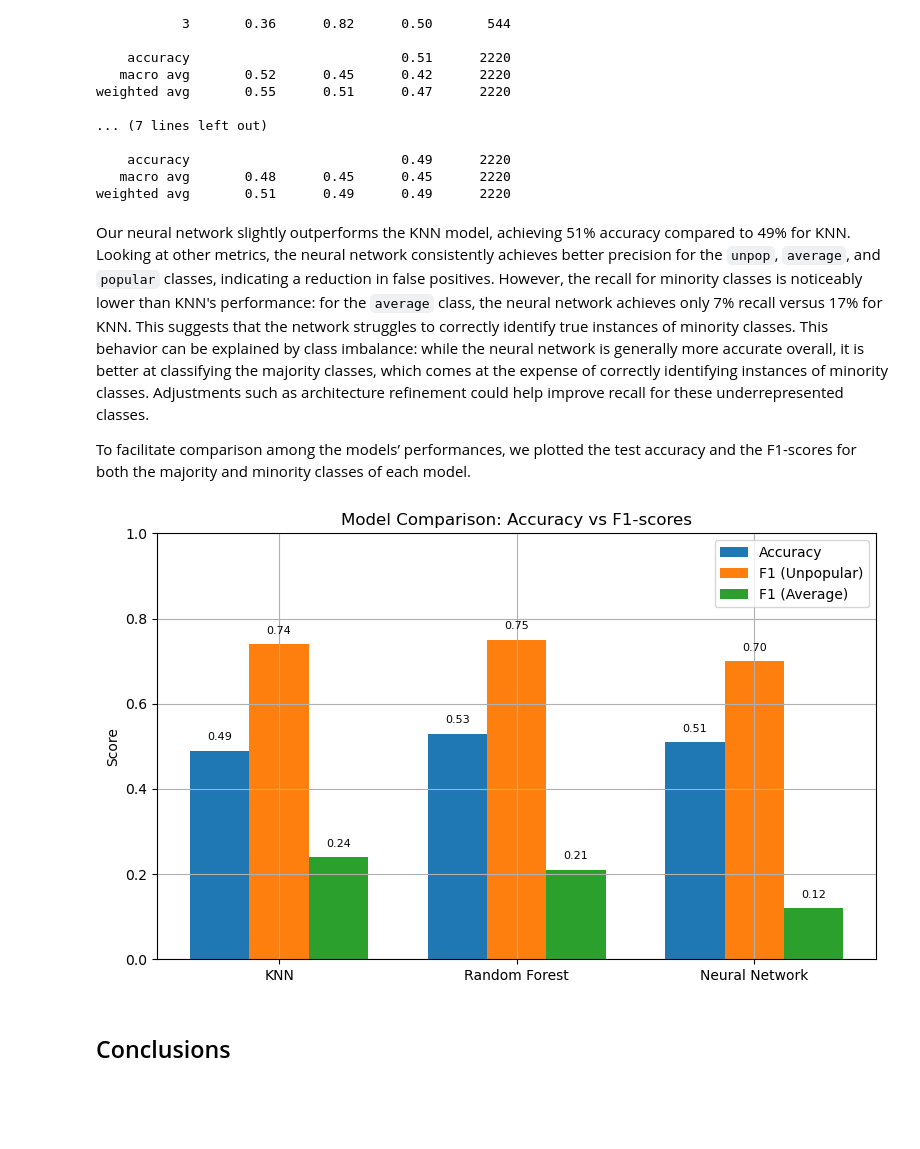
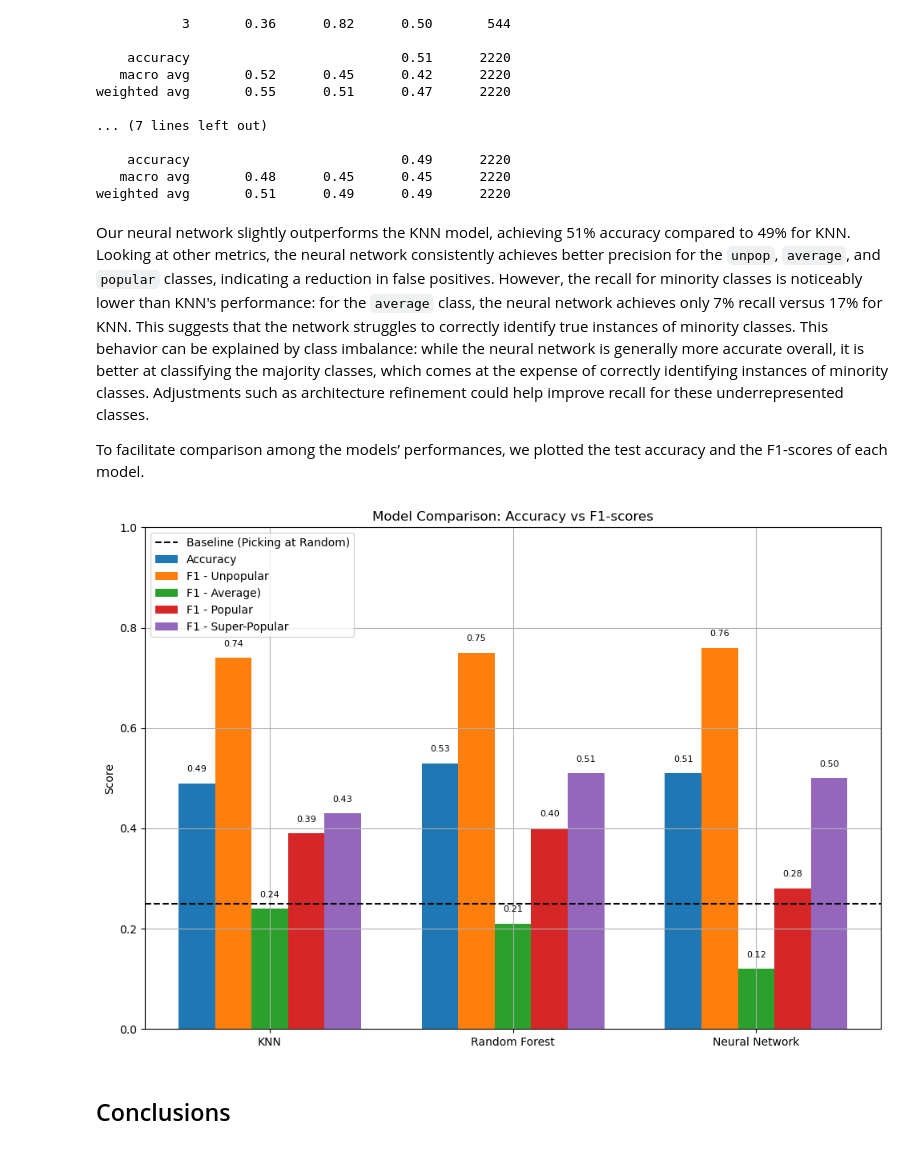
Before and after one commit to alessandrodondarini/tweet-virality-prediction, a Jupyter notebook: notebooks/supML_twitter.ipynb, the cells around one changed output. Drawn from its saved outputs; the diff is of its cells as text; code cells hidden in the pictures; blank space fills up the shorter version.

Commit message:
Final Plot Improved

```diff
--- a/notebooks/supML_twitter.ipynb
+++ b/notebooks/supML_twitter.ipynb
@@ -715,43 +715,47 @@ weighted avg       0.51      0.49      0.49      2220
 # %% [markdown]
 Our neural network slightly outperforms the KNN model, achieving 51% accuracy compared to 49% for KNN. Looking at other metrics, the neural network consistently achieves better precision for the `unpop`, `average`, and `popular` classes, indicating a reduction in false positives. However, the recall for minority classes is noticeably lower than KNN's performance: for the `average` class, the neural network achieves only 7% recall versus 17% for KNN. This suggests that the network struggles to correctly identify true instances of minority classes. This behavior can be explained by class imbalance: while the neural network is generally more accurate overall, it is better at classifying the majority classes, which comes at the expense of correctly identifying instances of minority classes. Adjustments such as architecture refinement could help improve recall for these underrepresented classes.
 
-To facilitate comparison among the models’ performances, we plotted the test accuracy and the F1-scores for both the majority and minority classes of each model.
+To facilitate comparison among the models’ performances, we plotted the test accuracy and the F1-scores of each model.
 # %%
 models = ['KNN', 'Random Forest', 'Neural Network']
 accuracy = [0.49, 0.53, 0.51]
-f1_majority = [0.74, 0.75, 0.70]
-f1_minority = [0.24, 0.21, 0.12]
+f1_unpop = [0.74, 0.75, 0.76]
+f1_average = [0.24, 0.21, 0.12]
+f1_popular = [0.39, 0.40, 0.28]
+f1_super_pop = [0.43, 0.51, 0.50]
 
 
 x = np.arange(len(models))
-width = 0.25
+width = 0.15
 
 
-fig, ax = plt.subplots(figsize=(8, 5))
-bars1 = ax.bar(x - width, accuracy, width, label='Accuracy')
-bars2 = ax.bar(x, f1_majority, width, label='F1 (Unpopular)')
-bars3 = ax.bar(x + width, f1_minority, width, label='F1 (Average)')
-
+fig, ax = plt.subplots(figsize=(10, 7))
+bars1 = ax.bar(x - 2 * width, accuracy, width, label='Accuracy')
+bars2 = ax.bar(x - width, f1_unpop, width, label='F1 - Unpopular')
+bars3 = ax.bar(x, f1_average, width, label='F1 - Average)')
+bars4 = ax.bar(x + width, f1_popular, width, label='F1 - Popular')
+bars5 = ax.bar(x + 2 * width, f1_super_pop, width, label='F1 - Super-Popular')
+plt.axhline(y = 0.25,color='black', linestyle='--', label = 'Baseline (Picking at Random)')
 
 ax.set_ylabel('Score')
 ax.set_ylim(0, 1)
 ax.set_title('Model Comparison: Accuracy vs F1-scores')
 ax.set_xticks(x)
 ax.set_xticklabels(models)
 ax.legend()
 
-for bars in [bars1, bars2, bars3]:
+for bars in [bars1, bars2, bars3, bars4, bars5]:
     for bar in bars:
         yval = bar.get_height()
         ax.text(bar.get_x() + bar.get_width()/2, yval + 0.02, f'{yval:.2f}',
                 ha='center', va='bottom', fontsize=8)
 
 plt.tight_layout()
 plt.grid(True)
 plt.savefig('../results/model_comparison.png', dpi=300, bbox_inches='tight')
 plt.show()
 # %% [output]
-[figure, old version]
+[figure, new version]
 # %% [markdown]
 ## Conclusions
 # %% [markdown]
```
Also changed, not shown: parts of 2 cells of this notebook, 1 other file.
